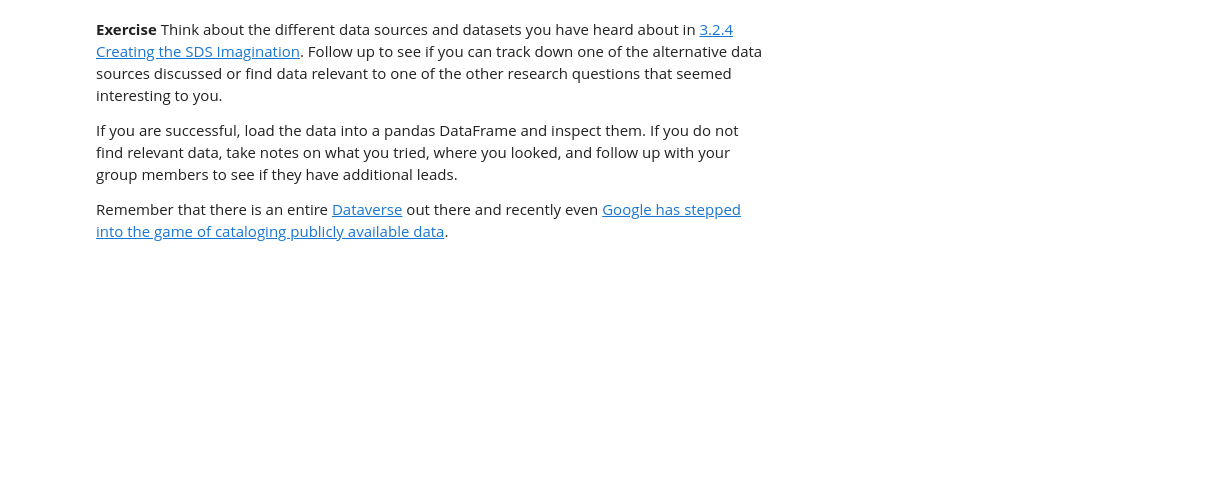
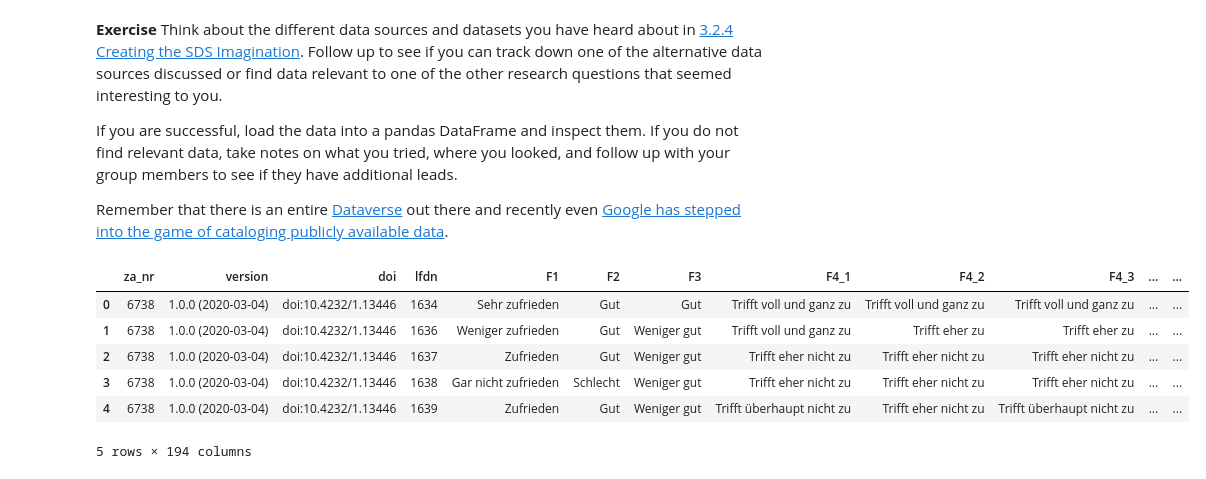
Before and after one commit to ckruckenberg/css_basecamp_k2, a Jupyter notebook: W38_2/clara_W28_2.ipynb, the cells around one changed output. Drawn from its saved outputs; the diff is of its cells as text; code cells hidden in the pictures; blank space fills up the shorter version.

```diff
--- a/W38_2/clara_W28_2.ipynb
+++ b/W38_2/clara_W28_2.ipynb
@@ -264,3 +244,17 @@ For each group:
 If you are successful, load the data into a pandas DataFrame and inspect them. If you do not find relevant data, take notes on what you tried, where you looked, and follow up with your group members to see if they have additional leads.
 
 Remember that there is an entire [Dataverse](https://dataverse.harvard.edu/) out there and recently even [Google has stepped into the game of cataloging publicly available data](https://datasetsearch.research.google.com/).
+# %%
+# Loading Data Frame this time from gesis
+gen_z = pd.read_csv("/Users/clara/Desktop/Basecamp/W38_2/generation_Z.csv", sep=";", encoding="latin1")
+# %%
+# Looking at the data
+gen_z.head(5)
+# %% [output]
+|  | za_nr | version | doi | lfdn | F1 | F2 | F3 | F4_1 | F4_2 | F4_3 | ... | ... |
+| 0 | 6738 | 1.0.0 (2020-03-04) | doi:10.4232/1.13446 | 1634 | Sehr zufrieden | Gut | Gut | Trifft voll und ganz zu | Trifft voll und ganz zu | Trifft voll und ganz zu | ... | ... |
+| 1 | 6738 | 1.0.0 (2020-03-04) | doi:10.4232/1.13446 | 1636 | Weniger zufrieden | Gut | Weniger gut | Trifft voll und ganz zu | Trifft eher zu | Trifft eher zu | ... | ... |
+| 2 | 6738 | 1.0.0 (2020-03-04) | doi:10.4232/1.13446 | 1637 | Zufrieden | Gut | Weniger gut | Trifft eher nicht zu | Trifft eher nicht zu | Trifft eher nicht zu | ... | ... |
+| 3 | 6738 | 1.0.0 (2020-03-04) | doi:10.4232/1.13446 | 1638 | Gar nicht zufrieden | Schlecht | Weniger gut | Trifft eher nicht zu | Trifft eher nicht zu | Trifft eher nicht zu | ... | ... |
+| 4 | 6738 | 1.0.0 (2020-03-04) | doi:10.4232/1.13446 | 1639 | Zufrieden | Gut | Weniger gut | Trifft überhaupt nicht zu | Trifft eher nicht zu | Trifft überhaupt nicht zu | ... | ... |
+5 rows × 194 columns
```
Also changed, not shown: parts of 20 cells of this notebook, 6 other files.
